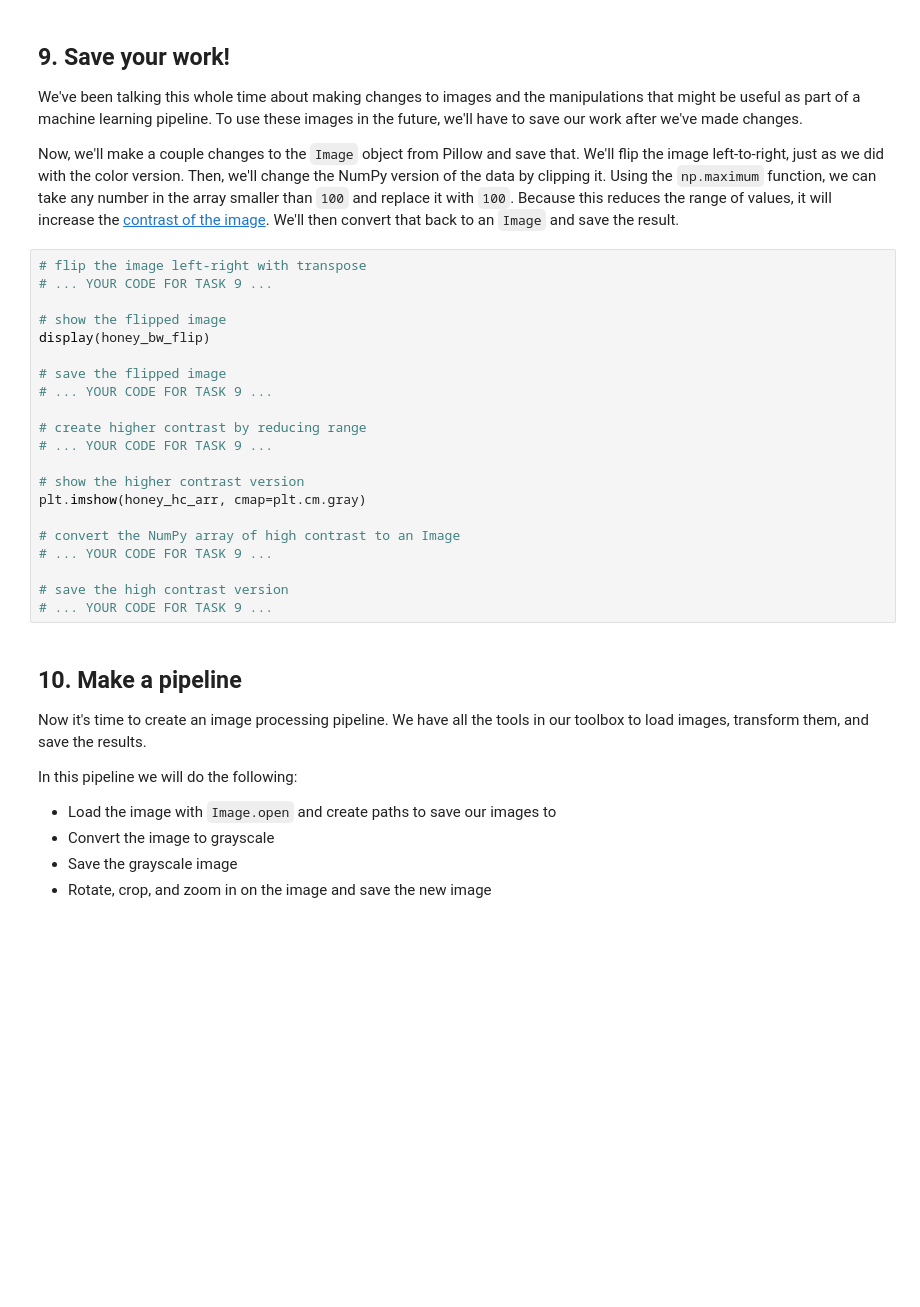
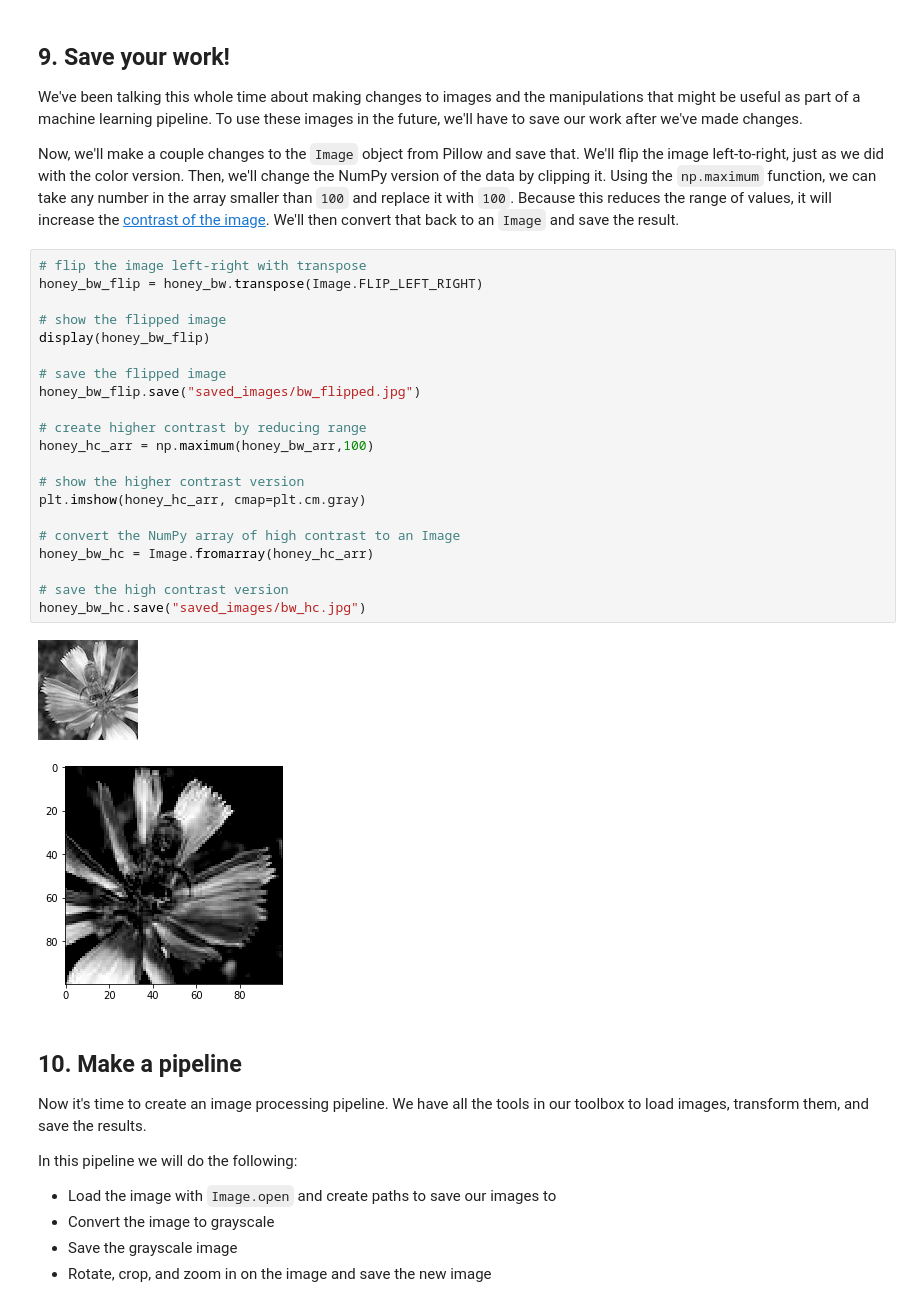
Before and after one commit to rbk2145/Datacamp_projects, a Jupyter notebook: Naïve Bees_ Image Loading and Processing/notebook.ipynb, the cells around one changed output. Drawn from its saved outputs; the diff is of its cells as text; blank space fills up the shorter version.

```diff
--- a/Naïve Bees_ Image Loading and Processing/notebook.ipynb
+++ b/Naïve Bees_ Image Loading and Processing/notebook.ipynb
@@ -196,25 +214,28 @@ TypeError: Image data cannot be converted to float
 <p>Now, we'll make a couple changes to the <code>Image</code> object from Pillow and save that. We'll flip the image left-to-right, just as we did with the color version. Then, we'll change the NumPy version of the data by clipping it. Using the <code>np.maximum</code> function, we can take any number in the array smaller than <code>100</code> and replace it with <code>100</code>. Because this reduces the range of values, it will increase the <a href="https://en.wikipedia.org/wiki/Contrast_(vision)">contrast of the image</a>. We'll then convert that back to an <code>Image</code> and save the result.</p>
 # %%
 # flip the image left-right with transpose
-# ... YOUR CODE FOR TASK 9 ...
+honey_bw_flip = honey_bw.transpose(Image.FLIP_LEFT_RIGHT)
 
 # show the flipped image
 display(honey_bw_flip)
 
 # save the flipped image
-# ... YOUR CODE FOR TASK 9 ...
+honey_bw_flip.save("saved_images/bw_flipped.jpg")
 
 # create higher contrast by reducing range
-# ... YOUR CODE FOR TASK 9 ...
+honey_hc_arr = np.maximum(honey_bw_arr,100)
 
 # show the higher contrast version
 plt.imshow(honey_hc_arr, cmap=plt.cm.gray)
 
 # convert the NumPy array of high contrast to an Image
-# ... YOUR CODE FOR TASK 9 ...
+honey_bw_hc = Image.fromarray(honey_hc_arr)
 
 # save the high contrast version
-# ... YOUR CODE FOR TASK 9 ...
+honey_bw_hc.save("saved_images/bw_hc.jpg")
+# %% [output]
+[figure, added]
+[figure, added]
 # %% [markdown]
 ## 10. Make a pipeline
 <p>Now it's time to create an image processing pipeline. We have all the tools in our toolbox to load images, transform them, and save the results.</p>
```
Also changed, not shown: parts of 4 cells of this notebook.
